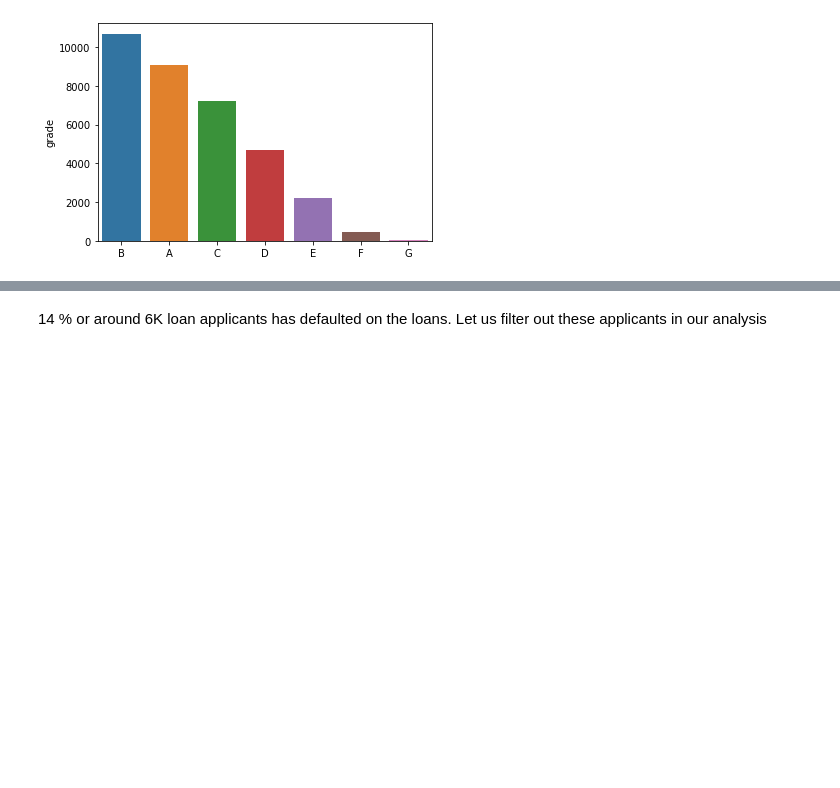
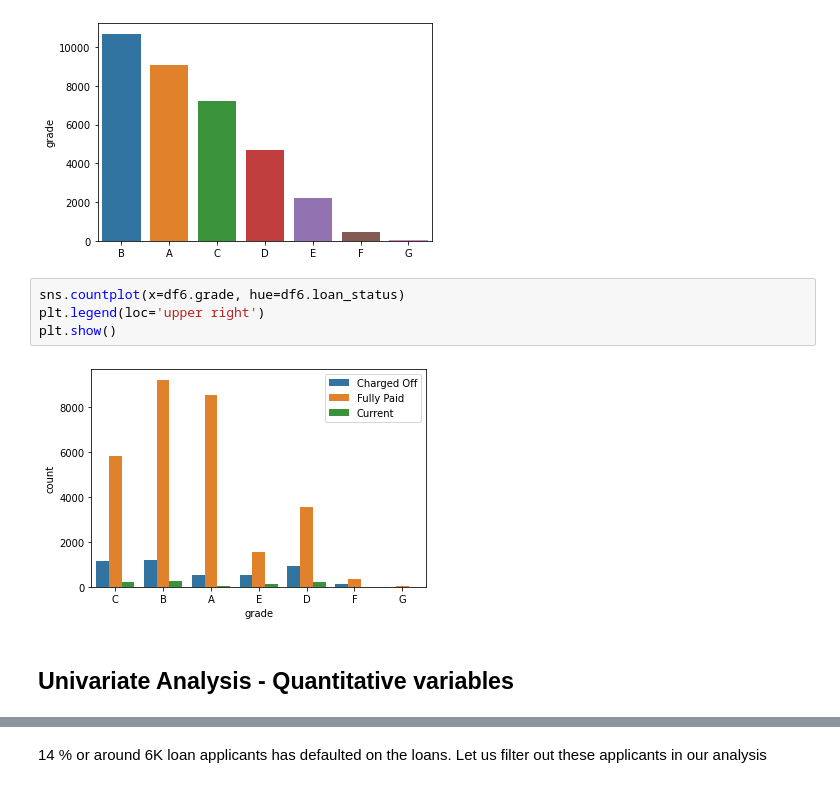
Before and after one commit to hargurjeet/Lending-Club-CaseStudy, a Jupyter notebook: Lending_Club_Case_Study.ipynb, the cells around one changed output, grey strips where cells are left out. Saved outputs shown, nothing was run; the diff lists cells and outputs as text; blank space fills up the shorter version.

```diff
--- a/Lending_Club_Case_Study.ipynb
+++ b/Lending_Club_Case_Study.ipynb
@@ -483,3 +484,11 @@ plt.show()
 sns.barplot(data=df6, x=df6.grade.value_counts().index, y=df6.grade.value_counts());
 # %% [output]
 [figure]
+# %%
+sns.countplot(x=df6.grade, hue=df6.loan_status)
+plt.legend(loc='upper right')
+plt.show()
+# %% [output]
+[figure, added]
+# %% [markdown]
+## Univariate Analysis - Quantitative variables
```
Also changed, not shown: parts of 14 cells of this notebook.
